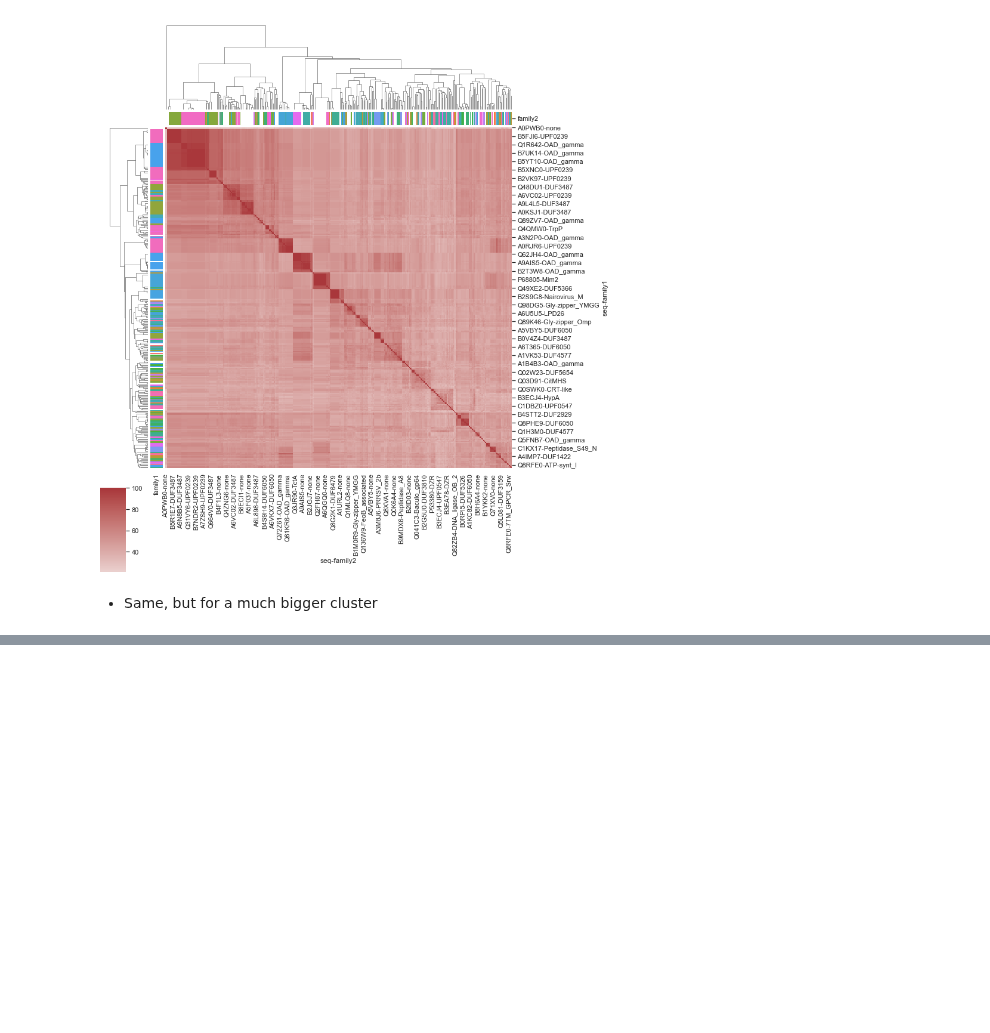
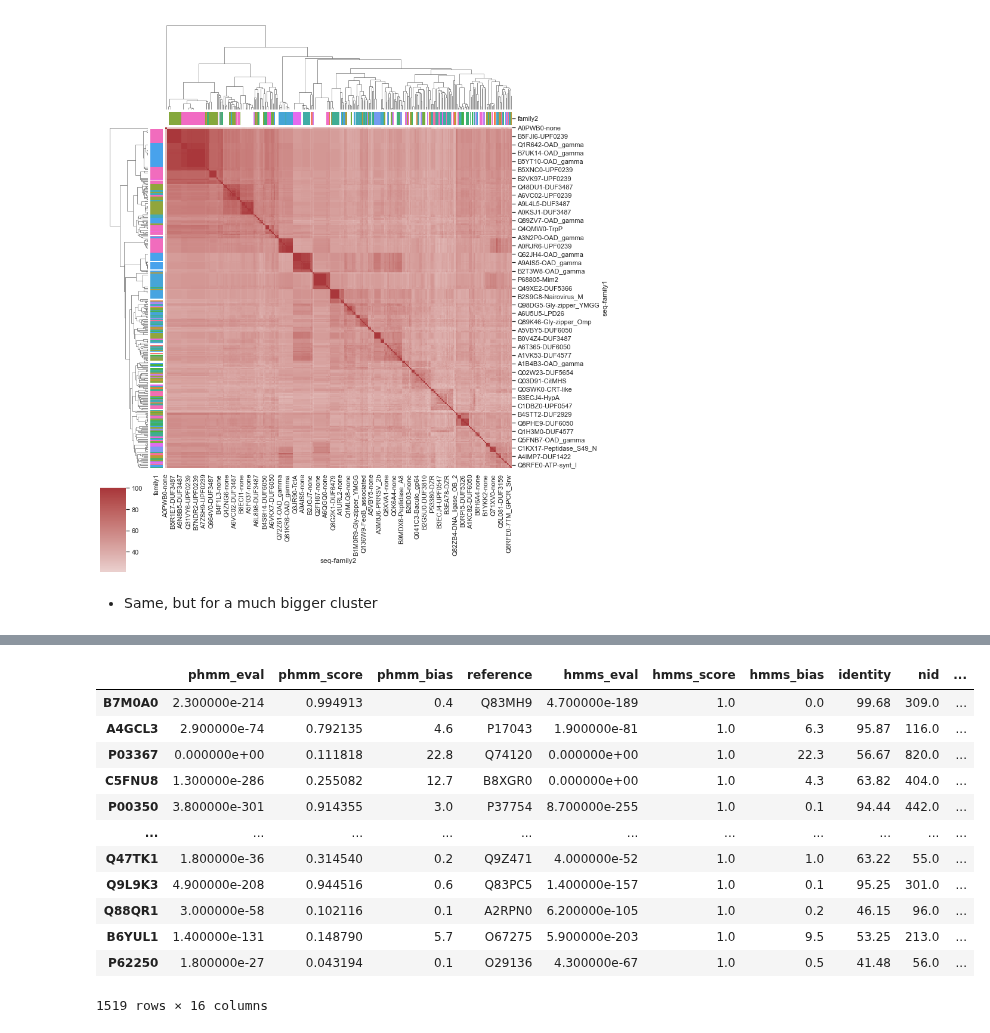
Before and after one commit to algbio/alignment-safety, a Jupyter notebook: pipeline/analysis/data.ipynb, the cells around one changed output, grey strips where cells are left out. Saved outputs shown, nothing was run; the diff lists cells and outputs as text; code cells hidden in the pictures; blank space fills up the shorter version.

```diff
--- a/pipeline/analysis/data.ipynb
+++ b/pipeline/analysis/data.ipynb
@@ -241,3 +242,6 @@ cluster_plot(id_matrix)
 [figure]
 # %% [markdown]
 - Same, but for a much bigger cluster
+# %%
+d = load_all(PATH + "$$$/*.out", lim=10000, normalise=True)
+d.head(5)
@@ -243,0 +255,17 @@ cluster_plot(id_matrix)
+# %%
+p = d.sort_values(by=["hmms_score"], ascending=False).drop_duplicates(subset=["reference"], keep="first")
+p
+# %% [output]
+|  | phmm_eval | phmm_score | phmm_bias | reference | hmms_eval | hmms_score | hmms_bias | identity | nid | ... |
+| B7M0A0 | 2.300000e-214 | 0.994913 | 0.4 | Q83MH9 | 4.700000e-189 | 1.0 | 0.0 | 99.68 | 309.0 | ... |
+| A4GCL3 | 2.900000e-74 | 0.792135 | 4.6 | P17043 | 1.900000e-81 | 1.0 | 6.3 | 95.87 | 116.0 | ... |
+| P03367 | 0.000000e+00 | 0.111818 | 22.8 | Q74120 | 0.000000e+00 | 1.0 | 22.3 | 56.67 | 820.0 | ... |
+| C5FNU8 | 1.300000e-286 | 0.255082 | 12.7 | B8XGR0 | 0.000000e+00 | 1.0 | 4.3 | 63.82 | 404.0 | ... |
+| P00350 | 3.800000e-301 | 0.914355 | 3.0 | P37754 | 8.700000e-255 | 1.0 | 0.1 | 94.44 | 442.0 | ... |
+| ... | ... | ... | ... | ... | ... | ... | ... | ... | ... | ... |
+| Q47TK1 | 1.800000e-36 | 0.314540 | 0.2 | Q9Z471 | 4.000000e-52 | 1.0 | 1.0 | 63.22 | 55.0 | ... |
+| Q9L9K3 | 4.900000e-208 | 0.944516 | 0.6 | Q83PC5 | 1.400000e-157 | 1.0 | 0.1 | 95.25 | 301.0 | ... |
+| Q88QR1 | 3.000000e-58 | 0.102116 | 0.1 | A2RPN0 | 6.200000e-105 | 1.0 | 0.2 | 46.15 | 96.0 | ... |
+| B6YUL1 | 1.400000e-131 | 0.148790 | 5.7 | O67275 | 5.900000e-203 | 1.0 | 9.5 | 53.25 | 213.0 | ... |
+| P62250 | 1.800000e-27 | 0.043194 | 0.1 | O29136 | 4.300000e-67 | 1.0 | 0.5 | 41.48 | 56.0 | ... |
+1519 rows × 16 columns
```
Also changed, not shown: parts of 5 cells of this notebook.
